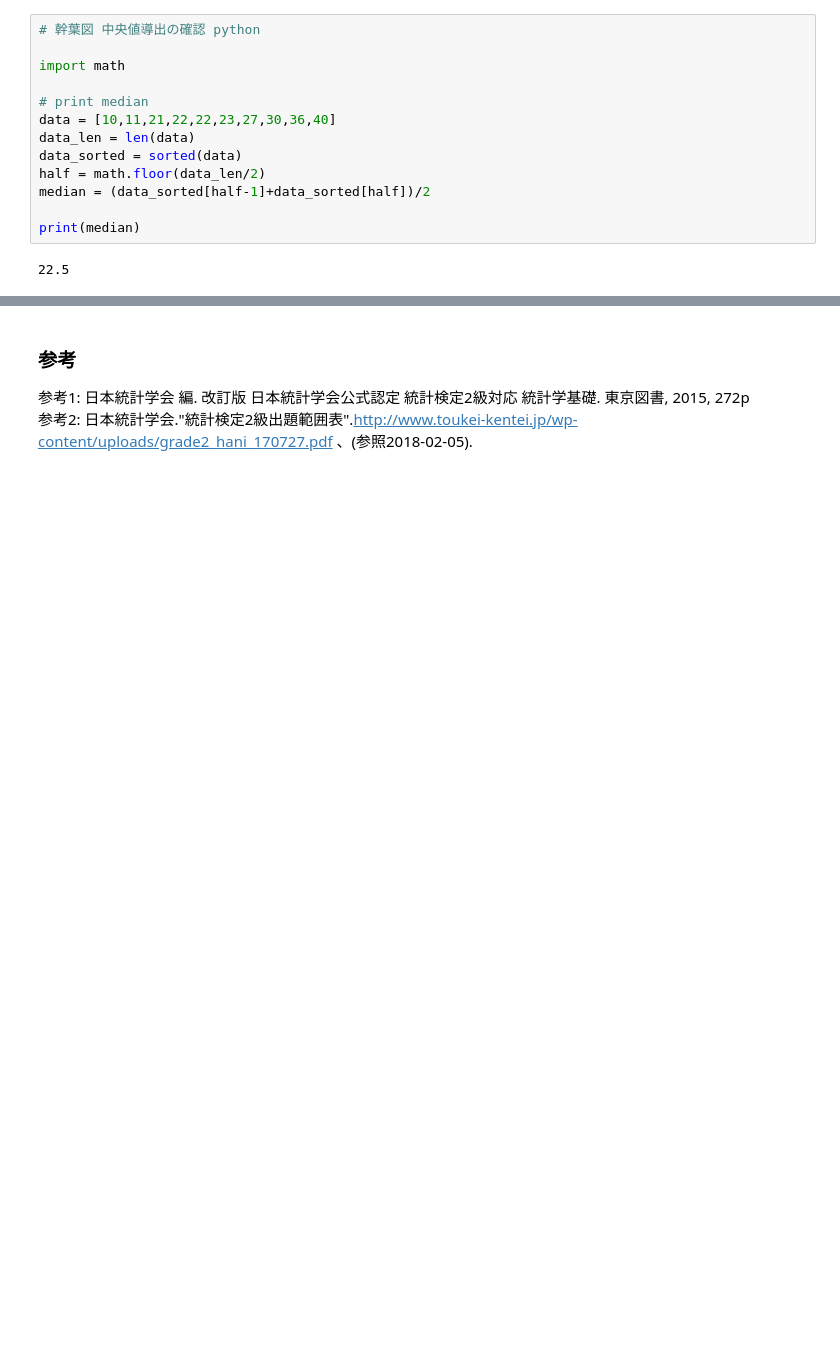
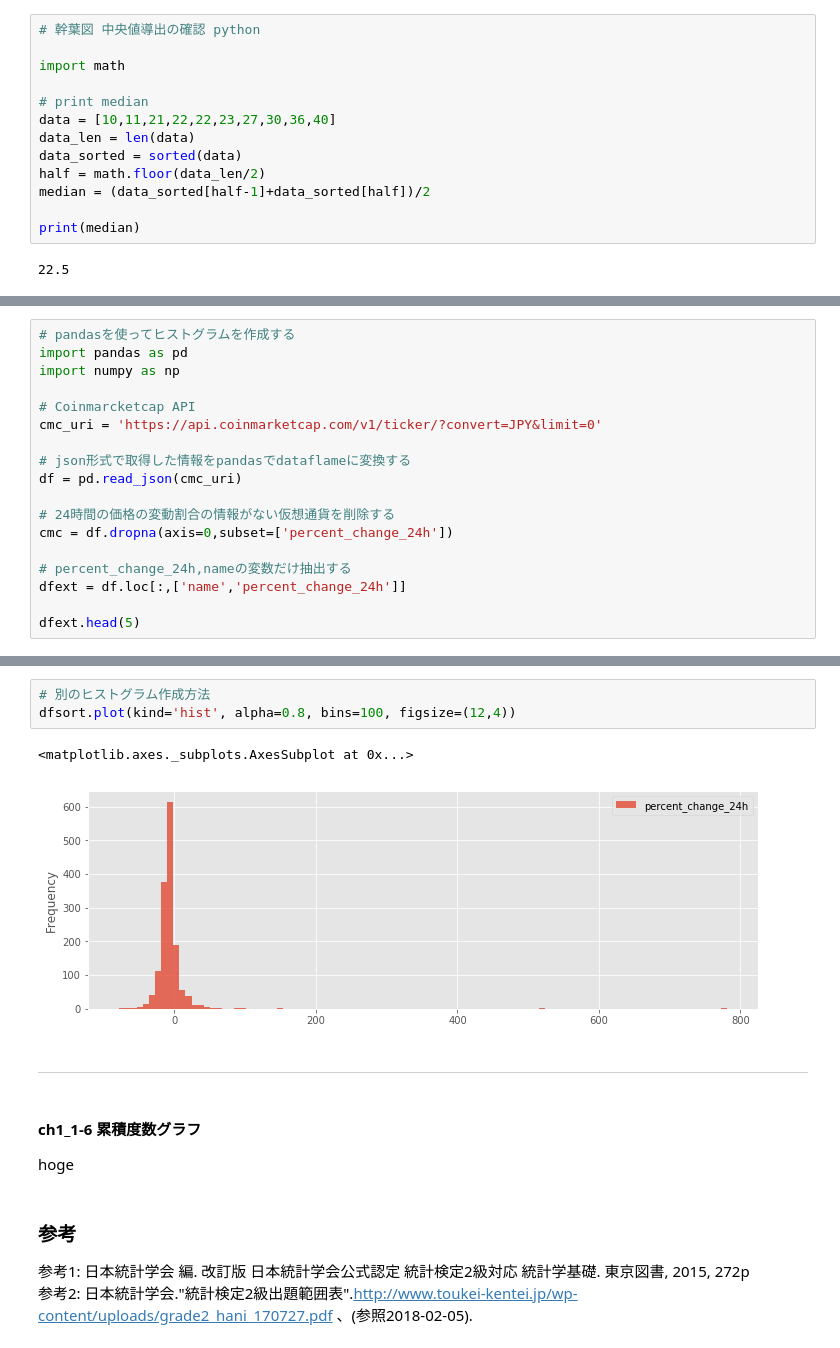
Before and after one commit to t-akazawa/statistics, a Jupyter notebook: ch1_1.ipynb, the cells around one changed output, grey strips where cells are left out. Saved outputs shown, nothing was run; the diff lists cells and outputs as text; blank space fills up the shorter version.

```diff
--- a/ch1_1.ipynb
+++ b/ch1_1.ipynb
@@ -100,0 +100,18 @@ print(median)
+# %%
+# pandasを使ってヒストグラムを作成する
+import pandas as pd
+import numpy as np
+
+# Coinmarcketcap API
+cmc_uri = 'https://api.coinmarketcap.com/v1/ticker/?convert=JPY&limit=0'
+
+# json形式で取得した情報をpandasでdataflameに変換する
+df = pd.read_json(cmc_uri)
+
+# 24時間の価格の変動割合の情報がない仮想通貨を削除する
+cmc = df.dropna(axis=0,subset=['percent_change_24h'])
+
+# percent_change_24h,nameの変数だけ抽出する
+dfext = df.loc[:,['name','percent_change_24h']]
+
+dfext.head(5)
@@ -101,3 +218,15 @@ print(median)
+# %%
+# 別のヒストグラム作成方法
+dfsort.plot(kind='hist', alpha=0.8, bins=100, figsize=(12,4))
+# %% [output]
+<matplotlib.axes._subplots.AxesSubplot at 0x...>
+[figure, added]
+# %% [markdown]
+----
+# %% [markdown]
+#### ch1_1-6 累積度数グラフ
+
+hoge
 # %% [markdown]
 ### 参考
 
```
Also changed, not shown: parts of 15 cells of this notebook.
